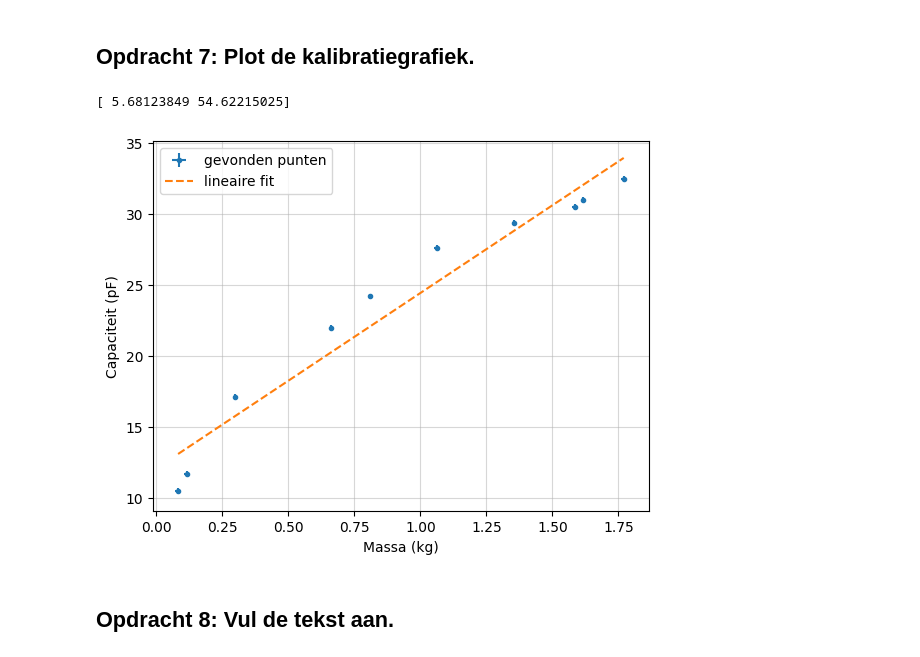
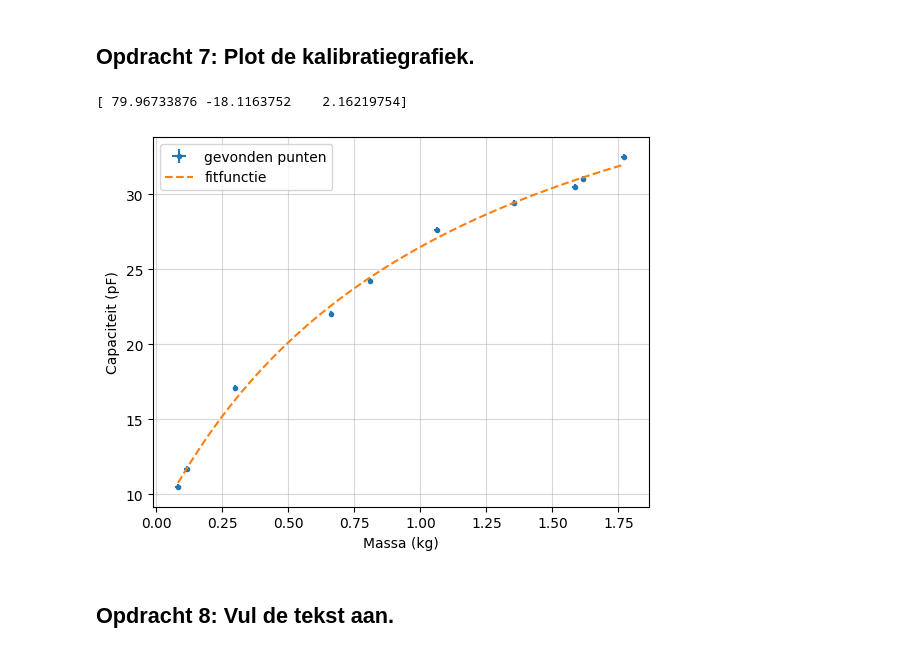
Before and after one commit to TimMekkelholt/opdrachten-DEF-D, a Jupyter notebook: FysiekeOntwerpopdrachten/2OntwerpEenSensorCondensator/DEFOntwerpopdracht2OntwerpEenSensorInvulTemplate.ipynb, the cells around one changed output. Cells and saved outputs as stored; diff of their text form; code cells hidden in the pictures.

```diff
--- a/FysiekeOntwerpopdrachten/2OntwerpEenSensorCondensator/DEFOntwerpopdracht2OntwerpEenSensorInvulTemplate.ipynb
+++ b/FysiekeOntwerpopdrachten/2OntwerpEenSensorCondensator/DEFOntwerpopdracht2OntwerpEenSensorInvulTemplate.ipynb
@@ -88,20 +88,19 @@ from scipy.optimize import curve_fit
 gewichten_test = np.array([0.881,1.310 ,4.457, 7.013 ])
 capaciteiten_test = np.array([59.0, 62.4 ,80.7, 94.0])
 
-def lineair(x, a, b):
-    return a * x + b
+def testfunc(x, a, b, c):
+    return a + b/(c-x) #past niet goed maar wel fyscisch correct.
 
-vals, covs = curve_fit(lineair, gewichten_test, capaciteiten_test)
+vals, covs = curve_fit(testfunc, gewichten_test, capaciteiten_test)
 x_fit = np.linspace(min(gewichten_test), max(gewichten_test), 100)
-
 
 plt.figure()
 plt.plot(gewichten_test, capaciteiten_test, '-', label='Data')
-plt.plot(x_fit, lineair(x_fit, *vals), '--', label='Lineaire fit')
+plt.plot(x_fit, testfunc(x_fit, *vals), '--', label='fitfunctie')
 plt.xlabel('Gewicht (kg)')
 plt.ylabel('Capaciteit (pF)')
 plt.grid(alpha=0.5)
 plt.legend()
 
-print(f"De lineaire fit parameters zijn: a = {vals[0]:.1f} pF/kg, b = {vals[1]:.1f} pF")
+print(f"De fit parameters zijn: a = {vals[0]:.1f} pF/kg, b = {vals[1]:.1f} pF")
 # %% [output]
@@ -126,29 +125,29 @@ De lineaire fit parameters zijn: a = 5.7 pF/kg, b = 54.6 pF
 # %%
 # Plot hier je gemeten kalibratiegrafiek en plot in dezelfde figuur ook je verwachte ontwerpgrafiek.
 gewichten = np.array([0.082, 0.115, 0.299, 0.662, 0.810, 1.061, 1.356, 1.585, 1.617, 1.770])
 u_gewichten = 0.01
 capaciteiten = np.array([10.5, 11.7, 17.1, 22.0, 24.2, 27.6, 29.4, 30.5, 31.0, 32.5])
 u_capaciteiten = 0.2
 
-def testfit(x, a, b):
-    return a*x + b
-#0.527, 0.788
+def testfit(x, a, b, c):
+    return c + a/(b+x)
+#functie heeft een verwachtte vorm van c+a/(b-x), maar deze gaf geen passende fit. verklaring in conclusie.
 
 vals1, covs1 = curve_fit(testfit, gewichten, capaciteiten)
 x_fit = np.linspace(min(gewichten), max(gewichten), 100)
 print(vals)
 
 plt.Figure()
 plt.errorbar(gewichten, capaciteiten, xerr=u_gewichten, yerr=u_capaciteiten, label = 'gevonden punten', fmt='.')
-plt.errorbar(x_fit, testfit(x_fit, *vals1), label = 'lineaire fit', fmt='--')
+plt.errorbar(x_fit, testfit(x_fit, *vals1), label = 'fitfunctie', fmt='--')
 plt.grid(alpha=0.5)
 plt.xlabel('Massa (kg)')
 plt.ylabel('Capaciteit (pF)')
 plt.legend()
 plt.show()
 # %% [output]
-[ 5.68123849 54.62215025]
+[ 79.96733876 -18.1163752    2.16219754]
-[figure, old version]
+[figure, new version]
 # %% [markdown]
 ## Opdracht 8: Vul de tekst aan.
 # %% [markdown]
```
Also changed, not shown: parts of 5 cells of this notebook, 2 other files.
